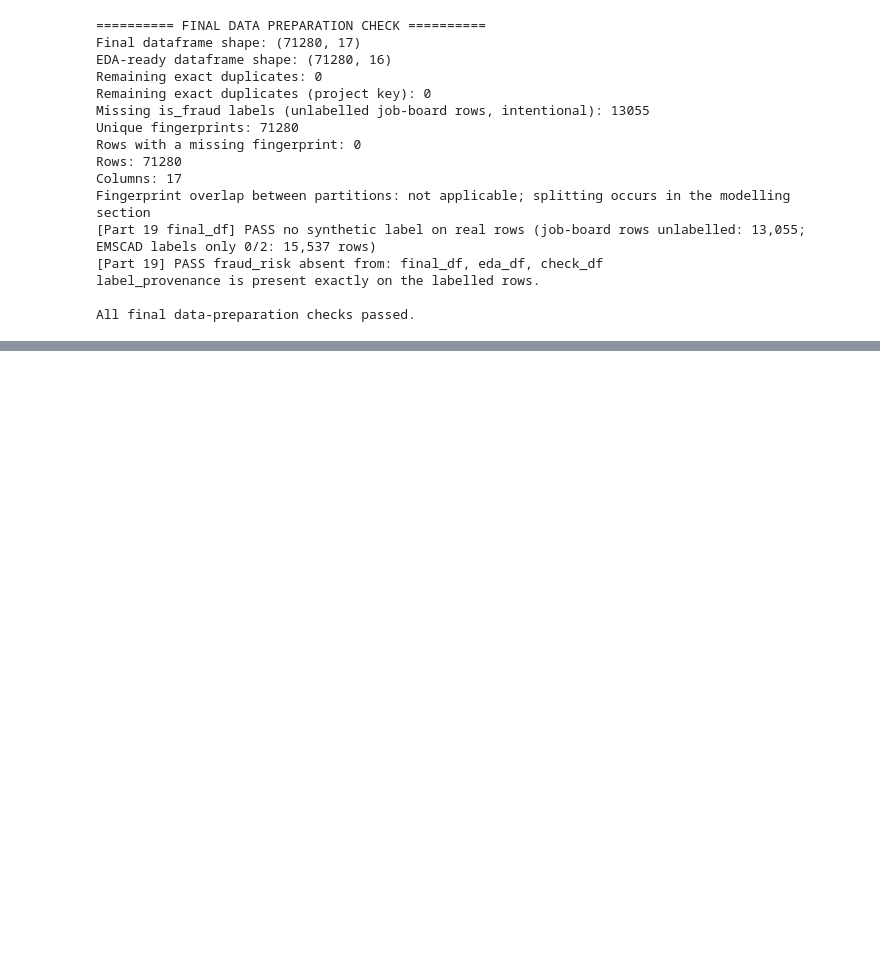
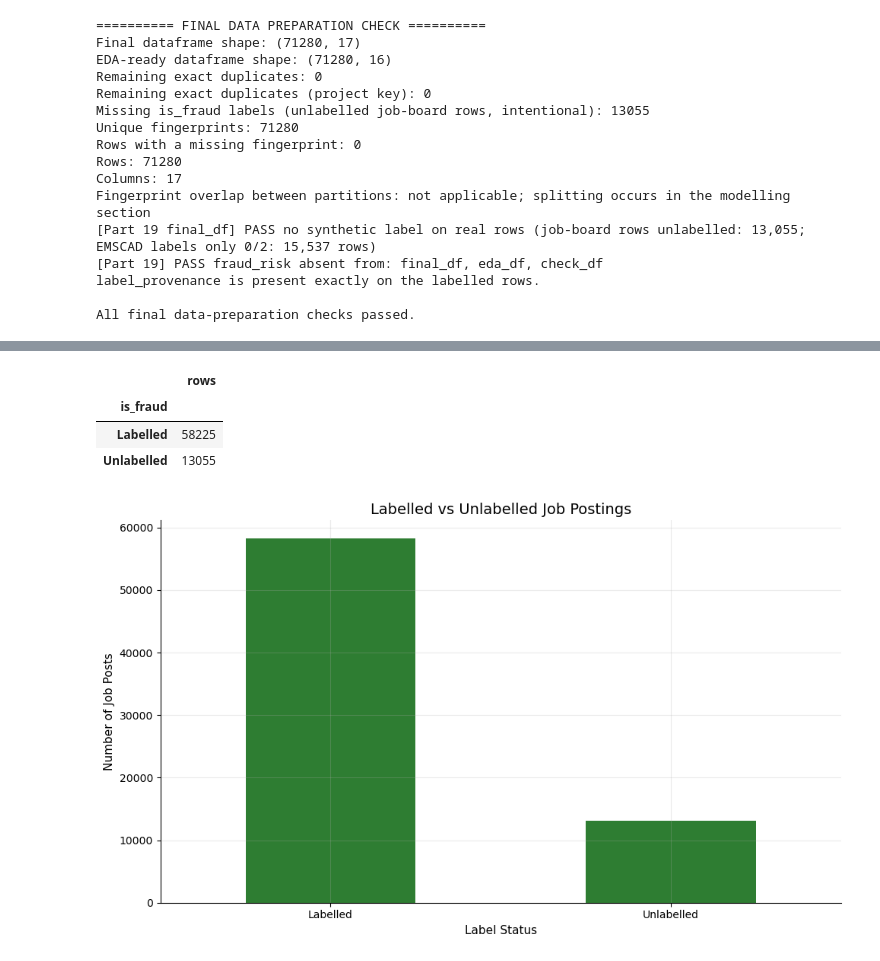
Before and after one commit to group2DS/job-scam-detection, a Jupyter notebook: notebooks/02_job_scam_detection.ipynb, the cells around one changed output, grey strips where cells are left out. Cells and saved outputs as stored; diff of their text form; code cells hidden in the pictures; blank space fills up the shorter version.

```diff
--- a/notebooks/02_job_scam_detection.ipynb
+++ b/notebooks/02_job_scam_detection.ipynb
@@ -1626,0 +1749,20 @@ All final data-preparation checks passed.
+# %%
+# Count labelled and unlabelled job postings
+label_status = eda_df["is_fraud"].notna().map({True: "Labelled", False: "Unlabelled"})
+label_status_counts = label_status.value_counts()
+
+display(label_status_counts.to_frame("rows"))
+
+label_status_counts.plot(kind="bar")
+plt.title("Labelled vs Unlabelled Job Postings")
+plt.xlabel("Label Status")
+plt.ylabel("Number of Job Posts")
+plt.xticks(rotation=0)
+plt.tight_layout()
+plt.show()
+# %% [output]
+|  | rows |
+| is_fraud |  |
+| Labelled | 58225 |
+| Unlabelled | 13055 |
+[figure, added]
```
Also changed, not shown: parts of 64 cells of this notebook.
